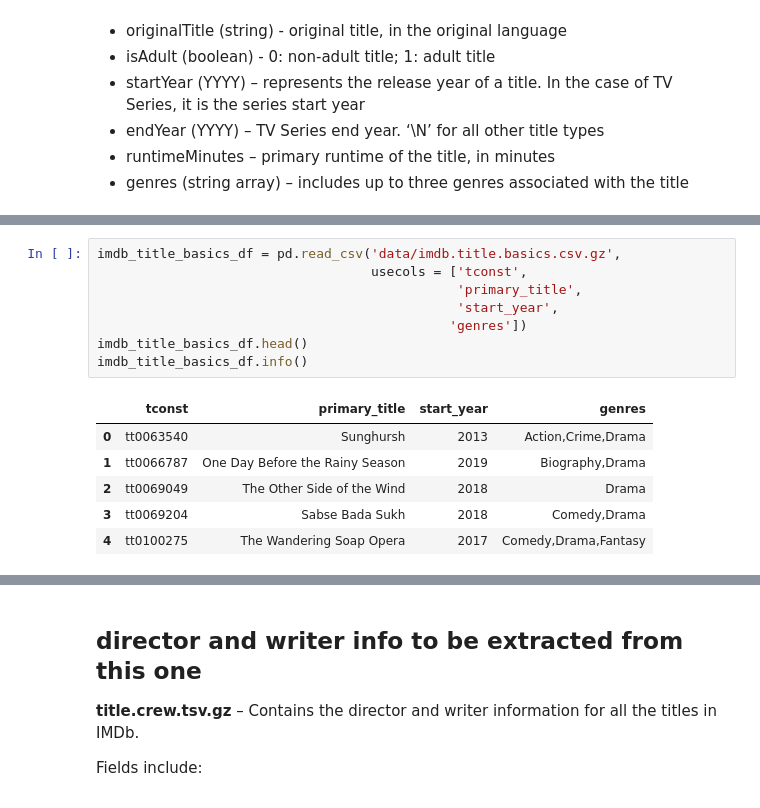
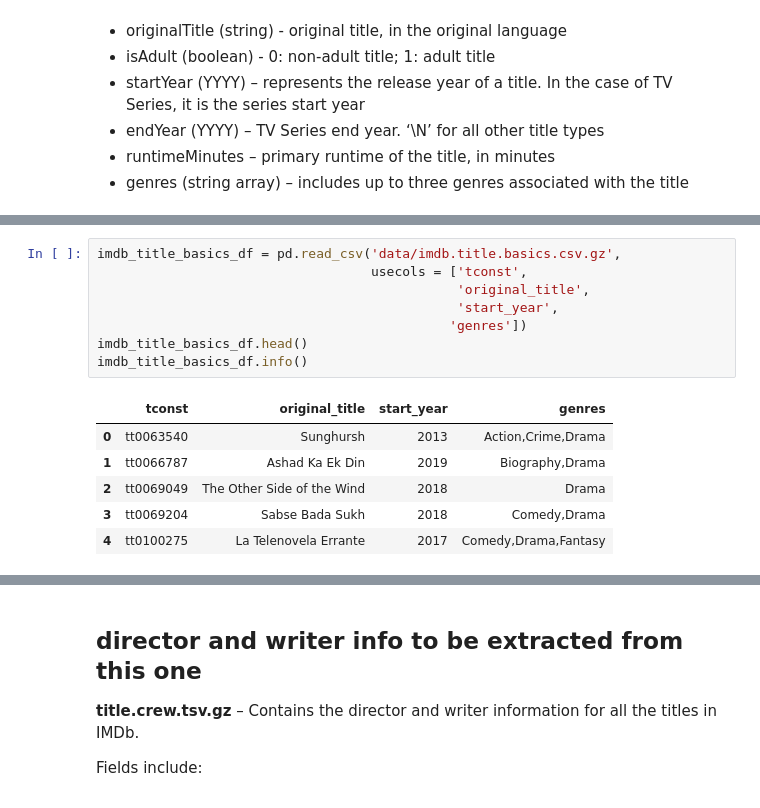
Before and after one commit to YM88/mod1p-ym-ak, a Jupyter notebook: technical_eda.ipynb, the cells around one changed output, grey strips where cells are left out. Saved outputs shown, nothing was run; the diff lists cells and outputs as text.

```diff
--- a/technical_eda.ipynb
+++ b/technical_eda.ipynb
@@ -155,18 +125,18 @@ pd.read_csv('data/imdb.title.basics.csv.gz').head()
 # %%
 imdb_title_basics_df = pd.read_csv('data/imdb.title.basics.csv.gz',
                                    usecols = ['tconst',
-                                              'primary_title',
+                                              'original_title',
                                               'start_year',
                                              'genres'])
 imdb_title_basics_df.head()
 imdb_title_basics_df.info()
 # %% [output]
-|  | tconst | primary_title | start_year | genres |
+|  | tconst | original_title | start_year | genres |
 | 0 | tt0063540 | Sunghursh | 2013 | Action,Crime,Drama |
-| 1 | tt0066787 | One Day Before the Rainy Season | 2019 | Biography,Drama |
+| 1 | tt0066787 | Ashad Ka Ek Din | 2019 | Biography,Drama |
 | 2 | tt0069049 | The Other Side of the Wind | 2018 | Drama |
 | 3 | tt0069204 | Sabse Bada Sukh | 2018 | Comedy,Drama |
-| 4 | tt0100275 | The Wandering Soap Opera | 2017 | Comedy,Drama,Fantasy |
+| 4 | tt0100275 | La Telenovela Errante | 2017 | Comedy,Drama,Fantasy |
 <class 'pandas.core.frame.DataFrame'>
 RangeIndex: 146144 entries, 0 to 146143
 Data columns (total 4 columns):
```
Also changed, not shown: parts of 21 cells of this notebook, 1 other file.
